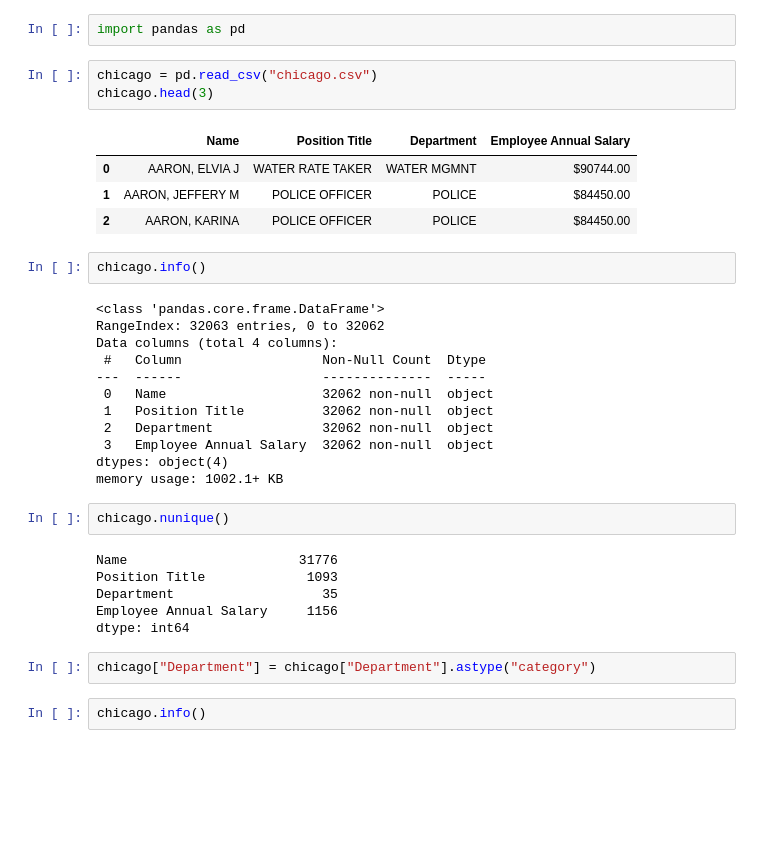
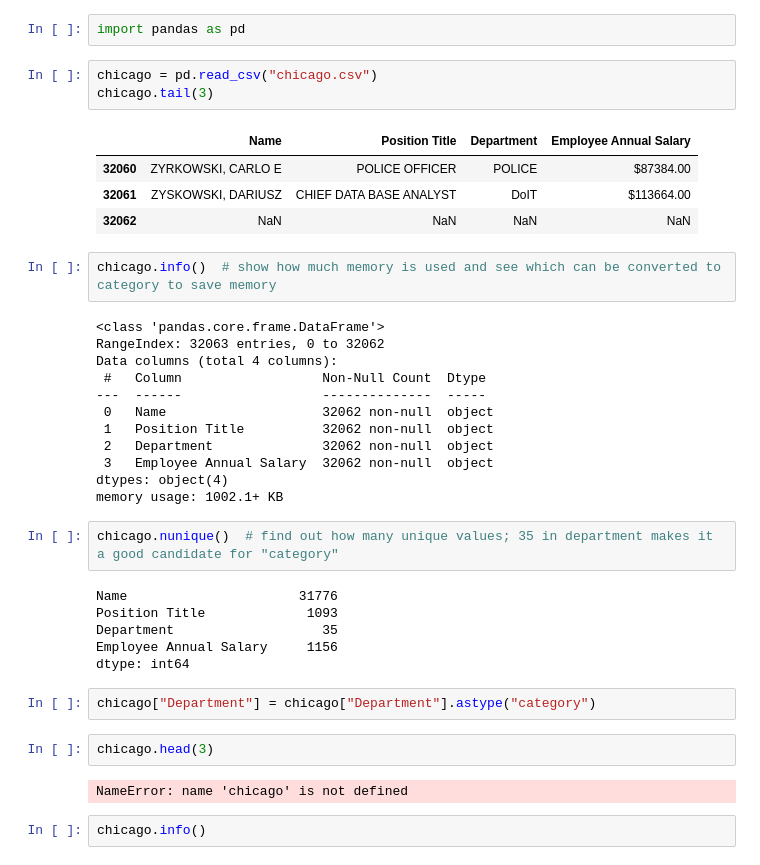
Before and after one commit to junclemente/tfs-pandas, a Jupyter notebook: Working with Text Data.ipynb, the cells around one changed output. Cells and saved outputs as stored; diff of their text form; blank space fills up the shorter version.

```diff
--- a/Working with Text Data.ipynb
+++ b/Working with Text Data.ipynb
@@ -2,14 +2,14 @@
 import pandas as pd
 # %%
 chicago = pd.read_csv("chicago.csv")
-chicago.head(3)
+chicago.tail(3)
 # %% [output]
 |  | Name | Position Title | Department | Employee Annual Salary |
-| 0 | AARON, ELVIA J | WATER RATE TAKER | WATER MGMNT | $90744.00 |
-| 1 | AARON, JEFFERY M | POLICE OFFICER | POLICE | $84450.00 |
-| 2 | AARON, KARINA | POLICE OFFICER | POLICE | $84450.00 |
+| 32060 | ZYRKOWSKI, CARLO E | POLICE OFFICER | POLICE | $87384.00 |
+| 32061 | ZYSKOWSKI, DARIUSZ | CHIEF DATA BASE ANALYST | DoIT | $113664.00 |
+| 32062 | NaN | NaN | NaN | NaN |
 # %%
-chicago.info()
+chicago.info()  # show how much memory is used and see which can be converted to category to save memory
 # %% [output]
 <class 'pandas.core.frame.DataFrame'>
 RangeIndex: 32063 entries, 0 to 32062
@@ -23,7 +23,7 @@ Data columns (total 4 columns):
 dtypes: object(4)
 memory usage: 1002.1+ KB
 # %%
-chicago.nunique()
+chicago.nunique()  # find out how many unique values; 35 in department makes it a good candidate for "category"
 # %% [output]
 Name                      31776
 Position Title             1093
@@ -32,6 +32,10 @@ Employee Annual Salary     1156
 dtype: int64
 # %%
 chicago["Department"] = chicago["Department"].astype("category")
+# %%
+chicago.head(3)
+# %% [output]
+NameError: name 'chicago' is not defined
 # %%
 chicago.info()
 # %% [output]
```
Also changed, not shown: parts of 35 cells of this notebook.
